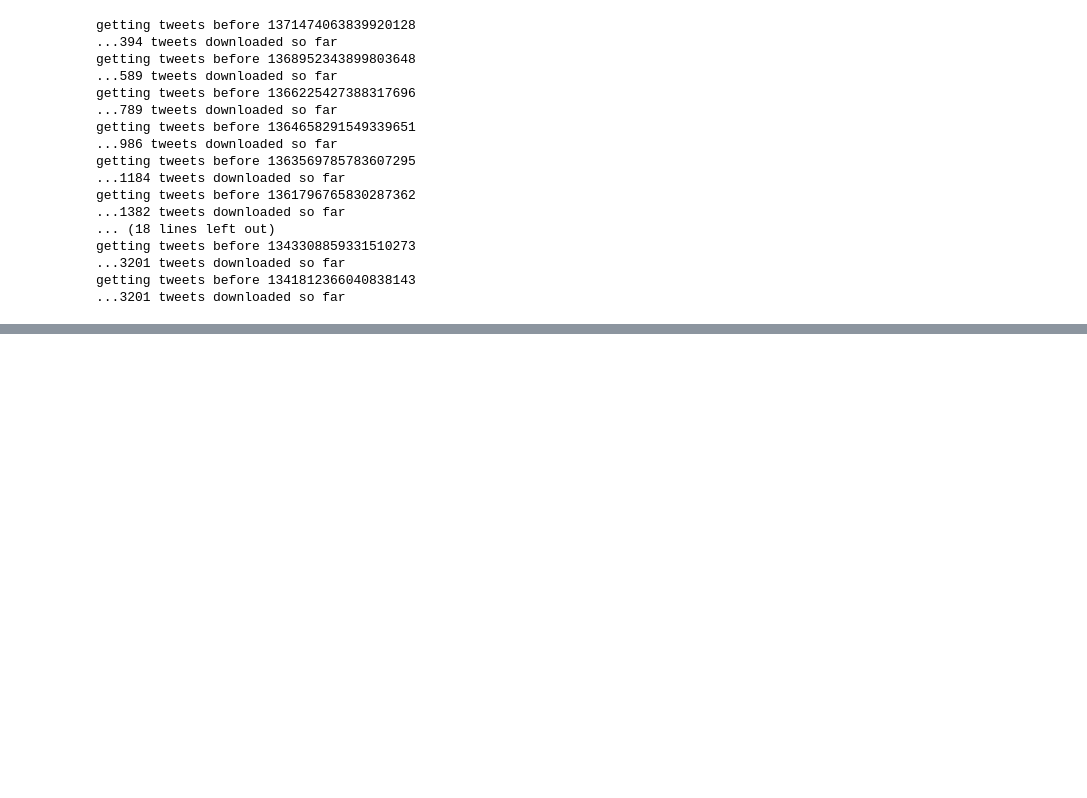
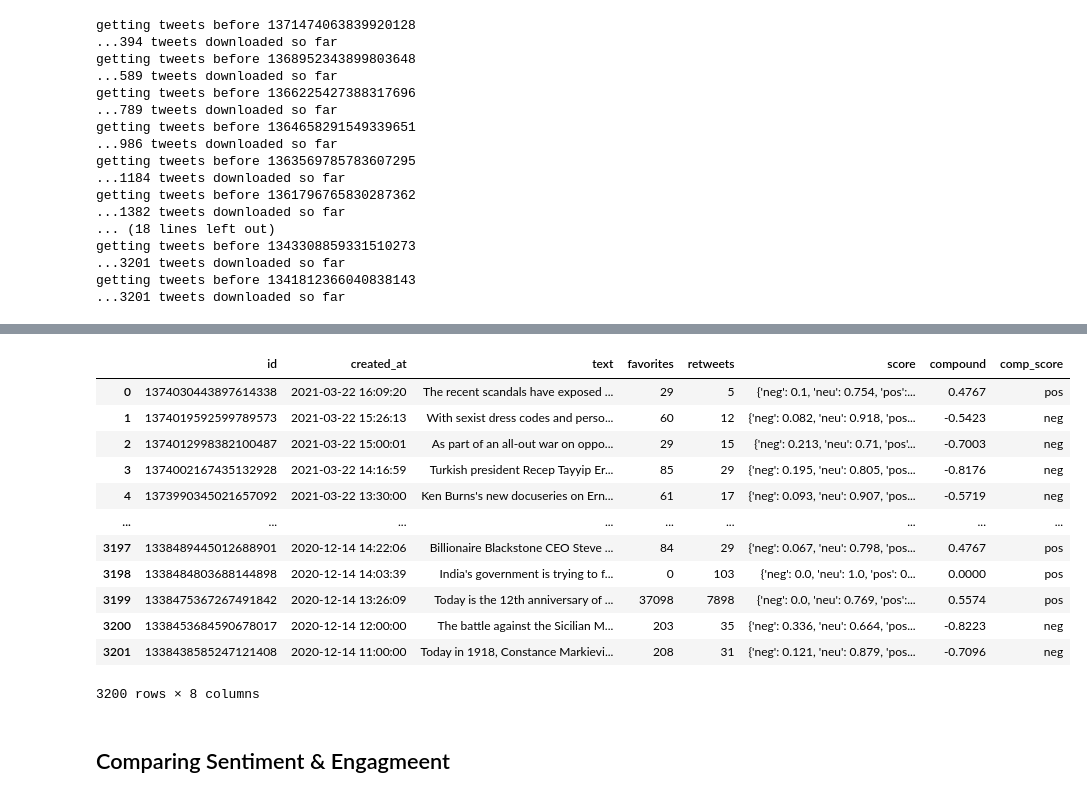
Before and after one commit to yousuf9292/Twit, a Jupyter notebook: Twitter Analysis.ipynb, the cells around one changed output, grey strips where cells are left out. Drawn from its saved outputs; the diff is of its cells as text; code cells hidden in the pictures; blank space fills up the shorter version.

Commit message:
Used nltk to add column for sentiment polarity score, compound score, and classification of a tweet as positive or negative

```diff
--- a/Twitter Analysis.ipynb
+++ b/Twitter Analysis.ipynb
@@ -264,0 +254,39 @@ remove_blank_tweet(verso_tweets_df)
+# %%
+# Initialize Sentiment Analyzer
+sid = SentimentIntensityAnalyzer()
+# %%
+# Create new column with full polarity score
+verso_tweets_df['score'] = verso_tweets_df['text'].apply(lambda tweet: sid.polarity_scores(tweet))
+jacobin_tweets_df['score'] = jacobin_tweets_df['text'].apply(lambda tweet: sid.polarity_scores(tweet))
+tribune_tweets_df['score'] = tribune_tweets_df['text'].apply(lambda tweet: sid.polarity_scores(tweet))
+haymarket_tweets_df['score'] = haymarket_tweets_df['text'].apply(lambda tweet: sid.polarity_scores(tweet))
+# %%
+# Grab the compound score
+verso_tweets_df['compound'] = verso_tweets_df['score'].apply(lambda d:d['compound'])
+jacobin_tweets_df['compound'] = jacobin_tweets_df['score'].apply(lambda d:d['compound'])
+tribune_tweets_df['compound'] = tribune_tweets_df['score'].apply(lambda d:d['compound'])
+haymarket_tweets_df['compound'] = haymarket_tweets_df['score'].apply(lambda d:d['compound'])
+# %%
+# Create a column classifying if a tweet is considered positive or negative based on compound score number
+verso_tweets_df['comp_score'] = verso_tweets_df['compound'].apply(lambda score: 'pos' if score >= 0 else 'neg')
+jacobin_tweets_df['comp_score'] = jacobin_tweets_df['compound'].apply(lambda score: 'pos' if score >= 0 else 'neg')
+tribune_tweets_df['comp_score'] = tribune_tweets_df['compound'].apply(lambda score: 'pos' if score >= 0 else 'neg')
+haymarket_tweets_df['comp_score'] = haymarket_tweets_df['compound'].apply(lambda score: 'pos' if score >= 0 else 'neg')
+# %%
+verso_tweets_df[]
+# %% [output]
+|  | id | created_at | text | favorites | retweets | score | compound | comp_score |
+| 0 | 1374030443897614338 | 2021-03-22 16:09:20 | The recent scandals have exposed ... | 29 | 5 | {'neg': 0.1, 'neu': 0.754, 'pos':... | 0.4767 | pos |
+| 1 | 1374019592599789573 | 2021-03-22 15:26:13 | With sexist dress codes and perso... | 60 | 12 | {'neg': 0.082, 'neu': 0.918, 'pos... | -0.5423 | neg |
+| 2 | 1374012998382100487 | 2021-03-22 15:00:01 | As part of an all-out war on oppo... | 29 | 15 | {'neg': 0.213, 'neu': 0.71, 'pos'... | -0.7003 | neg |
+| 3 | 1374002167435132928 | 2021-03-22 14:16:59 | Turkish president Recep Tayyip Er... | 85 | 29 | {'neg': 0.195, 'neu': 0.805, 'pos... | -0.8176 | neg |
+| 4 | 1373990345021657092 | 2021-03-22 13:30:00 | Ken Burns's new docuseries on Ern... | 61 | 17 | {'neg': 0.093, 'neu': 0.907, 'pos... | -0.5719 | neg |
+| ... | ... | ... | ... | ... | ... | ... | ... | ... |
+| 3197 | 1338489445012688901 | 2020-12-14 14:22:06 | Billionaire Blackstone CEO Steve ... | 84 | 29 | {'neg': 0.067, 'neu': 0.798, 'pos... | 0.4767 | pos |
+| 3198 | 1338484803688144898 | 2020-12-14 14:03:39 | India's government is trying to f... | 0 | 103 | {'neg': 0.0, 'neu': 1.0, 'pos': 0... | 0.0000 | pos |
+| 3199 | 1338475367267491842 | 2020-12-14 13:26:09 | Today is the 12th anniversary of ... | 37098 | 7898 | {'neg': 0.0, 'neu': 0.769, 'pos':... | 0.5574 | pos |
+| 3200 | 1338453684590678017 | 2020-12-14 12:00:00 | The battle against the Sicilian M... | 203 | 35 | {'neg': 0.336, 'neu': 0.664, 'pos... | -0.8223 | neg |
+| 3201 | 1338438585247121408 | 2020-12-14 11:00:00 | Today in 1918, Constance Markievi... | 208 | 31 | {'neg': 0.121, 'neu': 0.879, 'pos... | -0.7096 | neg |
+3200 rows × 8 columns
+# %% [markdown]
+## Comparing Sentiment & Engagmeent
```
Also changed, not shown: parts of 9 cells of this notebook.
